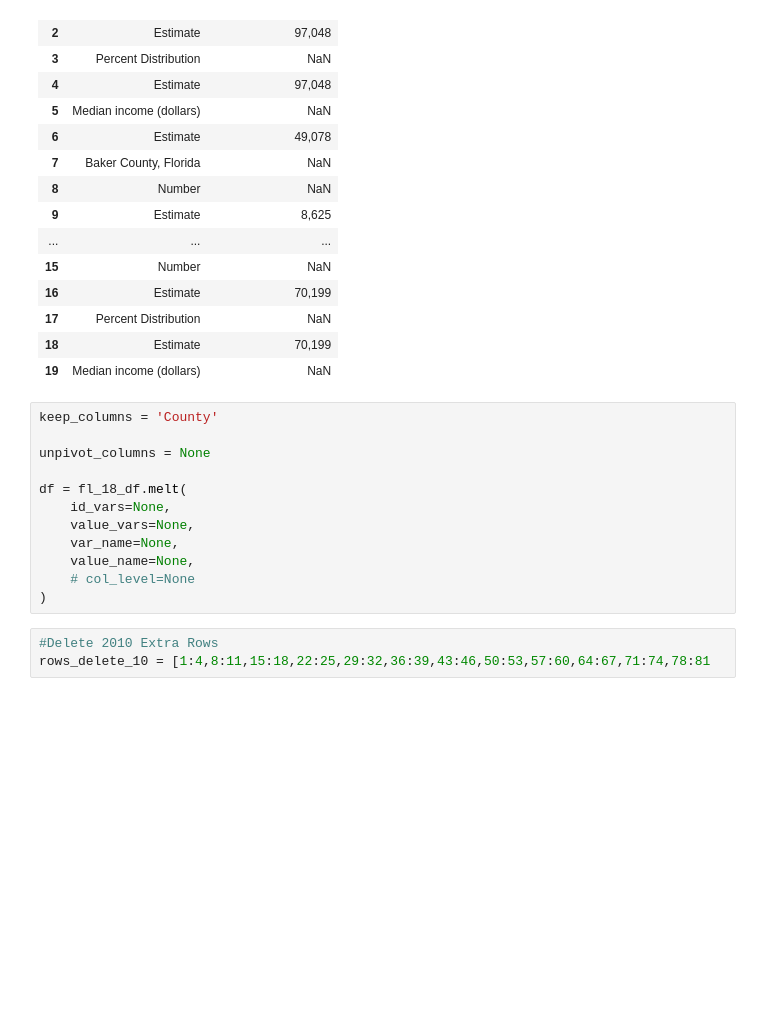
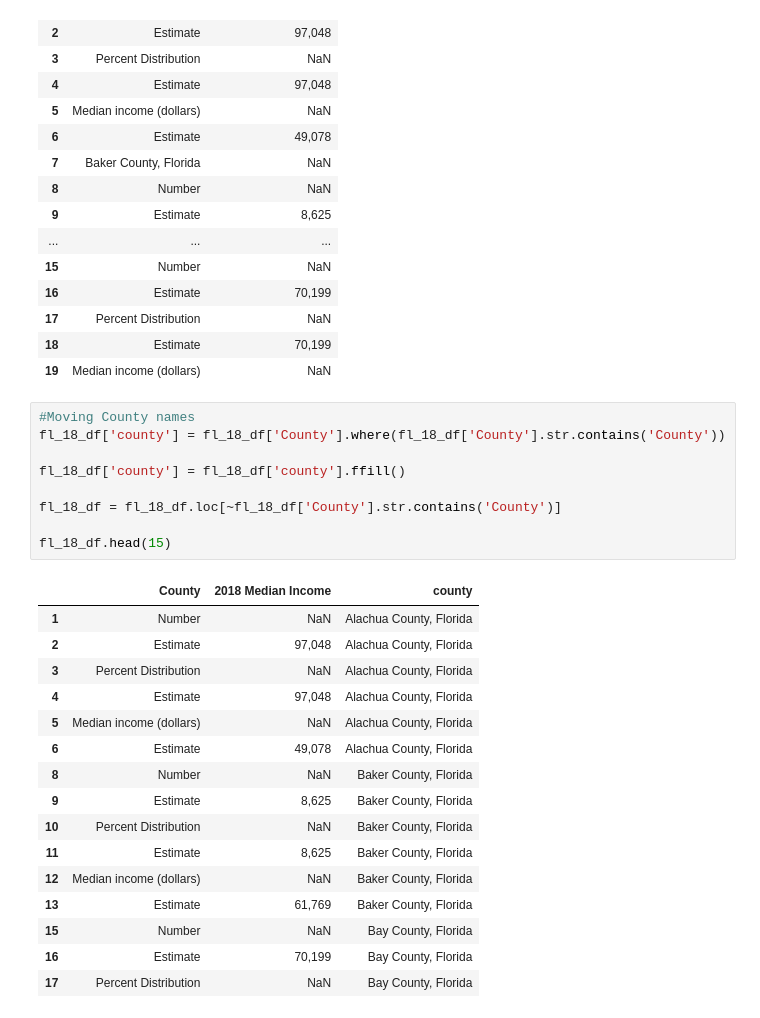
Before and after one commit to rune-encoder/Project-1, a Jupyter notebook: notebooks/individual_work/bryce_exploration/Data Cleaning/FL_County_Income_Cleaned.ipynb, the cells around one changed output. Drawn from its saved outputs; the diff is of its cells as text; blank space fills up the shorter version.

```diff
--- a/notebooks/individual_work/bryce_exploration/Data Cleaning/FL_County_Income_Cleaned.ipynb
+++ b/notebooks/individual_work/bryce_exploration/Data Cleaning/FL_County_Income_Cleaned.ipynb
@@ -52,18 +52,29 @@ fl_18_df.head(20)
 | 17 | Percent Distribution | NaN |
 | 18 | Estimate | 70,199 |
 | 19 | Median income (dollars) | NaN |
-# %%
-keep_columns = 'County'
-
-unpivot_columns = None
-
-df = fl_18_df.melt(
-    id_vars=None,
-    value_vars=None,
-    var_name=None,
-    value_name=None,
-    # col_level=None
-)
-# %%
-#Delete 2010 Extra Rows
-rows_delete_10 = [1:4,8:11,15:18,22:25,29:32,36:39,43:46,50:53,57:60,64:67,71:74,78:81
+# %%
+#Moving County names
+fl_18_df['county'] = fl_18_df['County'].where(fl_18_df['County'].str.contains('County'))
+
+fl_18_df['county'] = fl_18_df['county'].ffill()
+
+fl_18_df = fl_18_df.loc[~fl_18_df['County'].str.contains('County')]
+
+fl_18_df.head(15)
+# %% [output]
+|  | County | 2018 Median Income | county |
+| 1 | Number | NaN | Alachua County, Florida |
+| 2 | Estimate | 97,048 | Alachua County, Florida |
+| 3 | Percent Distribution | NaN | Alachua County, Florida |
+| 4 | Estimate | 97,048 | Alachua County, Florida |
+| 5 | Median income (dollars) | NaN | Alachua County, Florida |
+| 6 | Estimate | 49,078 | Alachua County, Florida |
+| 8 | Number | NaN | Baker County, Florida |
+| 9 | Estimate | 8,625 | Baker County, Florida |
+| 10 | Percent Distribution | NaN | Baker County, Florida |
+| 11 | Estimate | 8,625 | Baker County, Florida |
+| 12 | Median income (dollars) | NaN | Baker County, Florida |
+| 13 | Estimate | 61,769 | Baker County, Florida |
+| 15 | Number | NaN | Bay County, Florida |
+| 16 | Estimate | 70,199 | Bay County, Florida |
+| 17 | Percent Distribution | NaN | Bay County, Florida |
```
Also changed, not shown: parts of 24 cells of this notebook, 3 other files.
